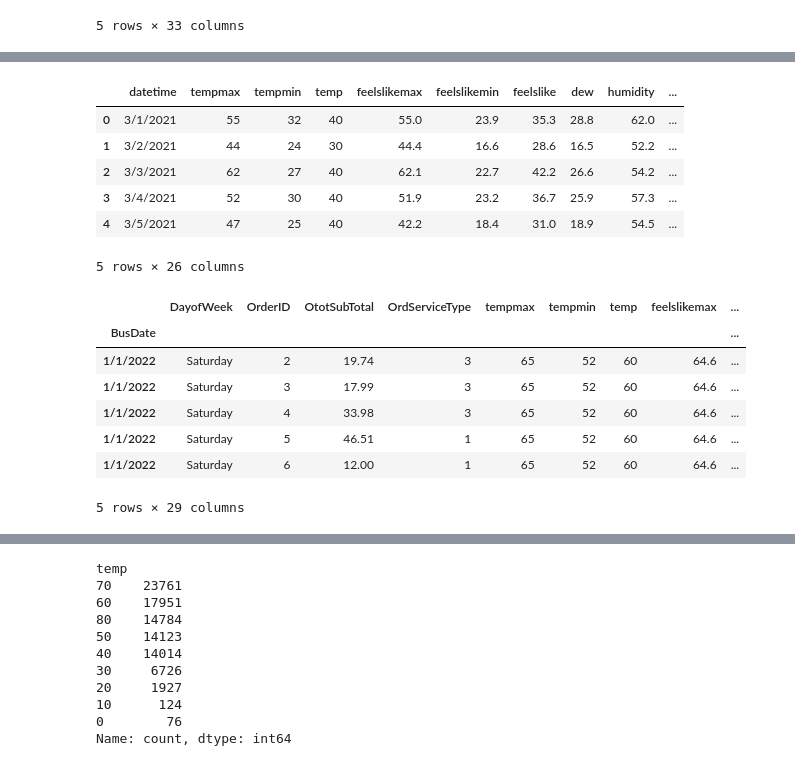
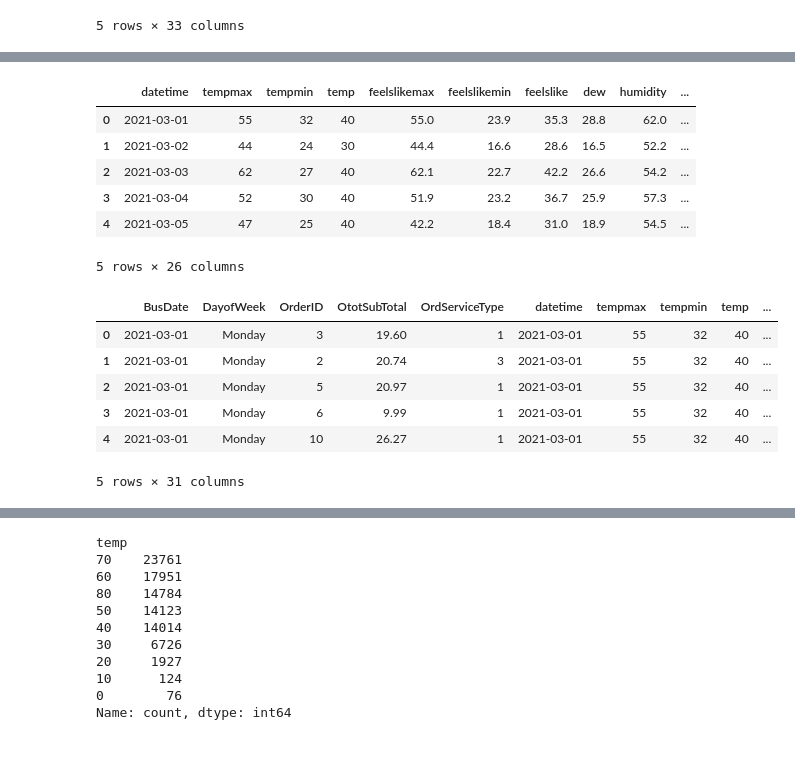
Before and after one commit to robertdfraley/PizzaWeatherPatterns, a Jupyter notebook: PizzaWeatherPattern.ipynb, the cells around one changed output, grey strips where cells are left out. Cells and saved outputs as stored; diff of their text form; code cells hidden in the pictures.

```diff
--- a/PizzaWeatherPattern.ipynb
+++ b/PizzaWeatherPattern.ipynb
@@ -5,6 +5,8 @@ import pandas as pd # data processing, CSV file I/O (e.g. pd.read_csv)
 import numpy as np # linear algebra
 import matplotlib.pyplot as plt # visualization
 import seaborn as sns
+from sqlite3 import connect
+conn = connect(':memory:')
 # %% [markdown]
 Beginning Code blocks to do the things I want it to do
 # %%
@@ -62,0 +73,4 @@ pizza_file.head()
+# %%
+pizza_file['BusDate'] = pd.to_datetime(pizza_file['BusDate'])
+weather_file['datetime'] = pd.to_datetime(weather_file['datetime'])
+pizza_file
@@ -64,29 +92,34 @@ pizza_file.head()
 weather_file.head()
 # %% [output]
 |  | datetime | tempmax | tempmin | temp | feelslikemax | feelslikemin | feelslike | dew | humidity | ... |
-| 0 | 3/1/2021 | 55 | 32 | 40 | 55.0 | 23.9 | 35.3 | 28.8 | 62.0 | ... |
-| 1 | 3/2/2021 | 44 | 24 | 30 | 44.4 | 16.6 | 28.6 | 16.5 | 52.2 | ... |
-| 2 | 3/3/2021 | 62 | 27 | 40 | 62.1 | 22.7 | 42.2 | 26.6 | 54.2 | ... |
-| 3 | 3/4/2021 | 52 | 30 | 40 | 51.9 | 23.2 | 36.7 | 25.9 | 57.3 | ... |
-| 4 | 3/5/2021 | 47 | 25 | 40 | 42.2 | 18.4 | 31.0 | 18.9 | 54.5 | ... |
+| 0 | 2021-03-01 | 55 | 32 | 40 | 55.0 | 23.9 | 35.3 | 28.8 | 62.0 | ... |
+| 1 | 2021-03-02 | 44 | 24 | 30 | 44.4 | 16.6 | 28.6 | 16.5 | 52.2 | ... |
+| 2 | 2021-03-03 | 62 | 27 | 40 | 62.1 | 22.7 | 42.2 | 26.6 | 54.2 | ... |
+| 3 | 2021-03-04 | 52 | 30 | 40 | 51.9 | 23.2 | 36.7 | 25.9 | 57.3 | ... |
+| 4 | 2021-03-05 | 47 | 25 | 40 | 42.2 | 18.4 | 31.0 | 18.9 | 54.5 | ... |
 5 rows × 26 columns
 # %%
 # Joining both files into one data element to begin analysis
-left = pizza_file.set_index('BusDate')
-right = weather_file.set_index('datetime')
+#left = pizza_file.set_index('BusDate')
+#right = weather_file.set_index('datetime')
+#combined_dataset = left.join(right, lsuffix='_p', rsuffix="_w")
 
-combined_dataset = left.join(right, lsuffix='_p', rsuffix="_w")
+combined_dataset = pizza_file.merge(weather_file, how='left', left_on="BusDate", right_on='datetime', suffixes=('_x', '_y'))
+
+#Reading dataframe into SQL
+combined_dataset.to_sql(name='combined_db', con=conn)
+pizza_file.to_sql(name='pizza_db', con=conn)
+weather_file.to_sql(name='weather_db', con=conn)
 
 # Displaying combined dataset to ensure it created properly
 combined_dataset.head()
 # %% [output]
-|  | DayofWeek | OrderID | OtotSubTotal | OrdServiceType | tempmax | tempmin | temp | feelslikemax | ... |
-| BusDate |  |  |  |  |  |  |  |  | ... |
-| 1/1/2022 | Saturday | 2 | 19.74 | 3 | 65 | 52 | 60 | 64.6 | ... |
-| 1/1/2022 | Saturday | 3 | 17.99 | 3 | 65 | 52 | 60 | 64.6 | ... |
-| 1/1/2022 | Saturday | 4 | 33.98 | 3 | 65 | 52 | 60 | 64.6 | ... |
-| 1/1/2022 | Saturday | 5 | 46.51 | 1 | 65 | 52 | 60 | 64.6 | ... |
-| 1/1/2022 | Saturday | 6 | 12.00 | 1 | 65 | 52 | 60 | 64.6 | ... |
+|  | BusDate | DayofWeek | OrderID | OtotSubTotal | OrdServiceType | datetime | tempmax | tempmin | temp | ... |
+| 0 | 2021-03-01 | Monday | 3 | 19.60 | 1 | 2021-03-01 | 55 | 32 | 40 | ... |
+| 1 | 2021-03-01 | Monday | 2 | 20.74 | 3 | 2021-03-01 | 55 | 32 | 40 | ... |
+| 2 | 2021-03-01 | Monday | 5 | 20.97 | 1 | 2021-03-01 | 55 | 32 | 40 | ... |
+| 3 | 2021-03-01 | Monday | 6 | 9.99 | 1 | 2021-03-01 | 55 | 32 | 40 | ... |
+| 4 | 2021-03-01 | Monday | 10 | 26.27 | 1 | 2021-03-01 | 55 | 32 | 40 | ... |
-5 rows × 29 columns
+5 rows × 31 columns
 # %%
 # Creating a dataset to use for correlation
```
Also changed, not shown: parts of 18 cells of this notebook, 2 other files.
